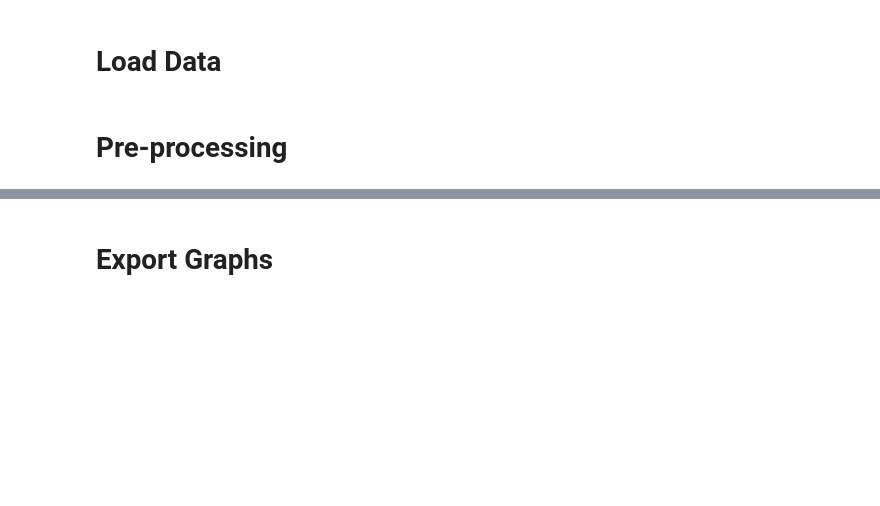
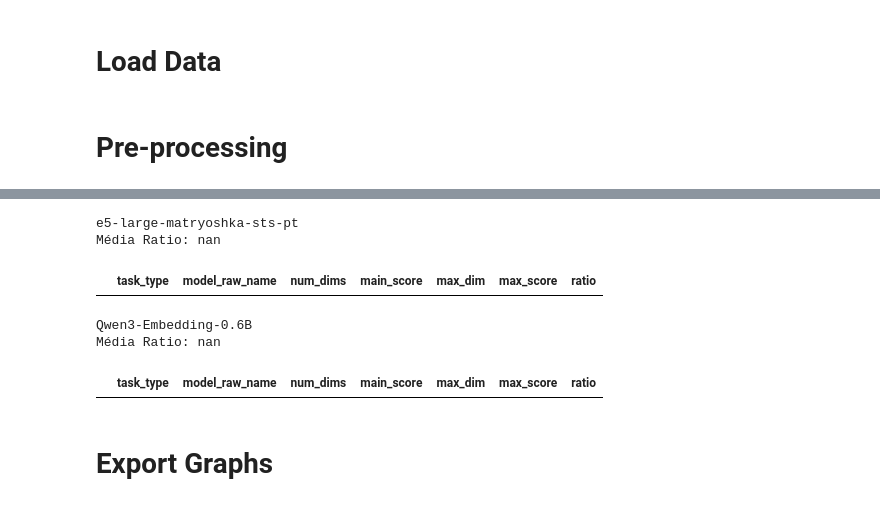
Before and after one commit to Lucas-Okamura/pt-matryoshka-sentence-transformer, a Jupyter notebook: notebooks/graphs.ipynb, the cells around one changed output, grey strips where cells are left out. Cells and saved outputs as stored; diff of their text form; code cells hidden in the pictures; blank space fills up the shorter version.

```diff
--- a/notebooks/graphs.ipynb
+++ b/notebooks/graphs.ipynb
@@ -112,3 +217,21 @@ results_all.head()
+# %%
+print(compare_model)
+df_compare_ratio = df_results_ratio.query("model_raw_name == @compare_model & num_dims == 64")
+print(f"Média Ratio: {df_compare_ratio['ratio'].mean()}")
+df_compare_ratio
+# %% [output]
+e5-large-matryoshka-sts-pt
+Média Ratio: nan
+|  | task_type | model_raw_name | num_dims | main_score | max_dim | max_score | ratio |
+# %%
+print(baseline_model)
+df_compare_ratio = df_results_ratio.query("model_raw_name == @baseline_model & num_dims == 64")
+print(f"Média Ratio: {df_compare_ratio['ratio'].mean()}")
+df_compare_ratio
+# %% [output]
+Qwen3-Embedding-0.6B
+Média Ratio: nan
+|  | task_type | model_raw_name | num_dims | main_score | max_dim | max_score | ratio |
 # %% [markdown]
 # Export Graphs
 # %%
```
Also changed, not shown: parts of 9 cells of this notebook, 2 other files.
